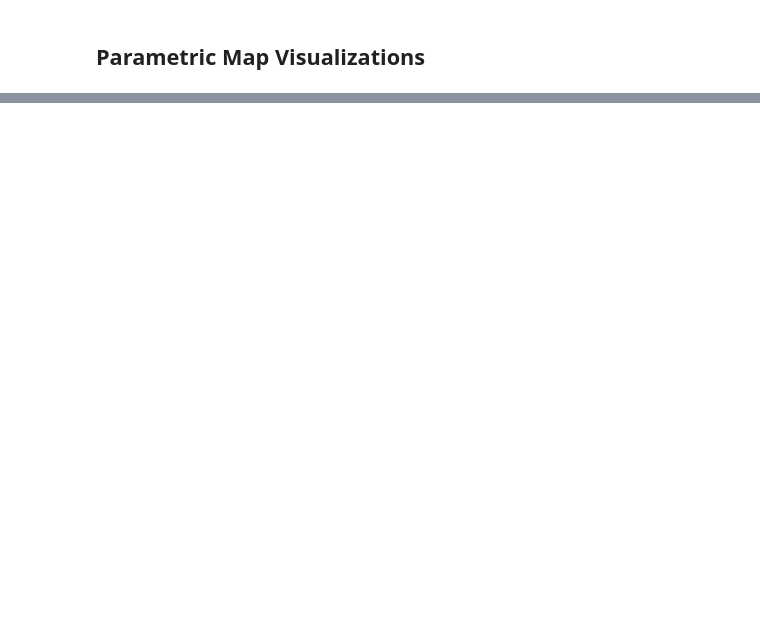
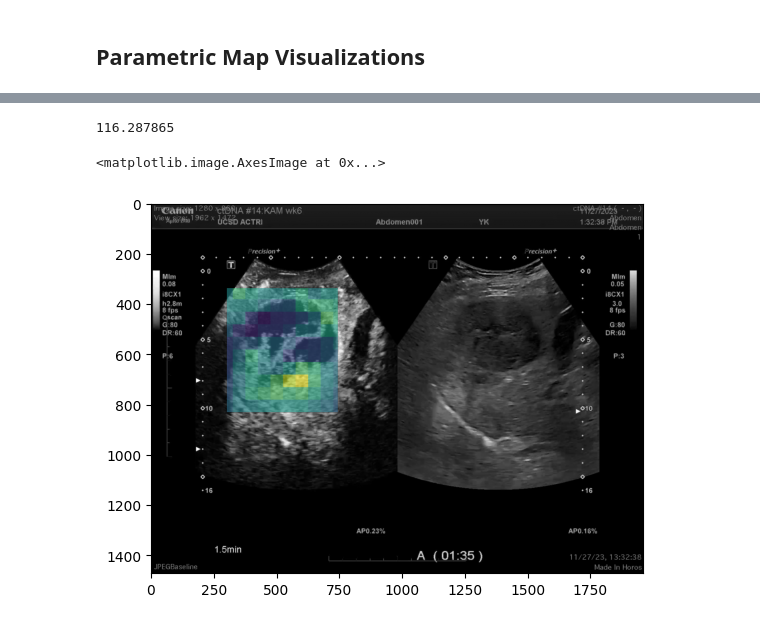
Before and after one commit to TUL-Dev/QuantUS-Plugins-CEUS, a Jupyter notebook: TwoD_CEUS_test/2D_Motion_compensation.ipynb, the cells around one changed output, grey strips where cells are left out. Drawn from its saved outputs; the diff is of its cells as text; code cells hidden in the pictures; blank space fills up the shorter version.

```diff
--- a/TwoD_CEUS_test/2D_Motion_compensation.ipynb
+++ b/TwoD_CEUS_test/2D_Motion_compensation.ipynb
@@ -196,6 +190,6 @@ print("Available quantification functions:", quantification_funcs.keys())
 # %%
 function_names = ['lognormal_fit_full'] # Empty list will use all functions
-output_path = '/Users/samantha/Desktop/ultrasound lab stuff/ctdna/p5/p5 pre/mc_paramap'
+output_path = '/Users/wuyuanshan/Desktop/Research/Post-Doc El Kaffas/ctDNA Project Samantha/Data/wk6'
 output_path += "/curve.csv"
 curve_quantifications_kwargs = {
     'curves_to_fit': ['TIC'],
@@ -217,25 +252,32 @@ vis_type = 'paramap'
 params = [] # Empty list will use all parameters
 vis_funcs = []
 vis_kwargs = {
-    'paramap_folder_path': '/Users/samantha/Desktop/ultrasound lab stuff/ctdna/p14/p14 wk12/test_for_t0',
+    'paramap_folder_path': '/Users/wuyuanshan/Desktop/Research/Post-Doc El Kaffas/ctDNA Project Samantha/Data/wk6',
     'hide_all_visualizations': False,  # Set to True to hide all visualizations
 }
 # %%
 from src.entrypoints import visualization_step
 
 vis_obj = visualization_step(curve_quant, vis_type, params, vis_funcs, **vis_kwargs)
+# %%
+print(np.nanmax(vis_obj.numerical_paramaps[0]))
+# %% [output]
+116.287865
 # %%
 import numpy as np
 import matplotlib.pyplot as plt
-frame = 120
+frame = 500
 plt.imshow(image_data.pixel_data[frame], cmap='gray')
 
 disp_map = vis_obj.numerical_paramaps.copy()
 
-use_gamma = True      # <--- toggle this to False to disable
+use_gamma = False      # <--- toggle this to False to disable
 gamma = 1.5
 
 if use_gamma:
     disp_map = np.power(disp_map, 1.0 / gamma, where=~np.isnan(disp_map))
 
-plt.imshow(disp_map[0], cmap='jet', vmin=0, vmax=1, alpha=0.6)
+plt.imshow(disp_map[0], vmin=0, vmax=120, alpha=0.6)
+# %% [output]
+<matplotlib.image.AxesImage at 0x...>
+[figure, added]
```
Also changed, not shown: parts of 15 cells of this notebook, 2 other files.
